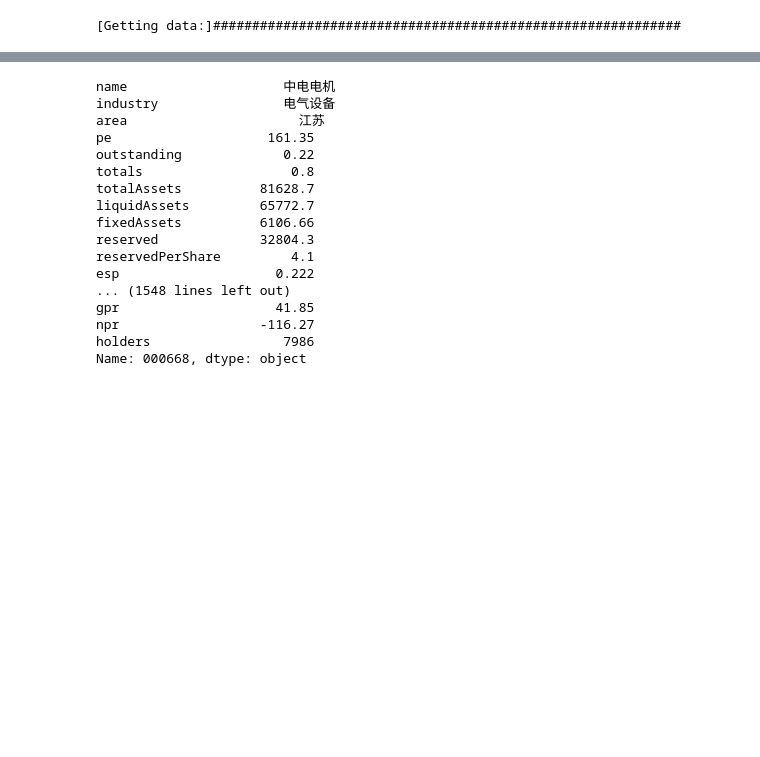
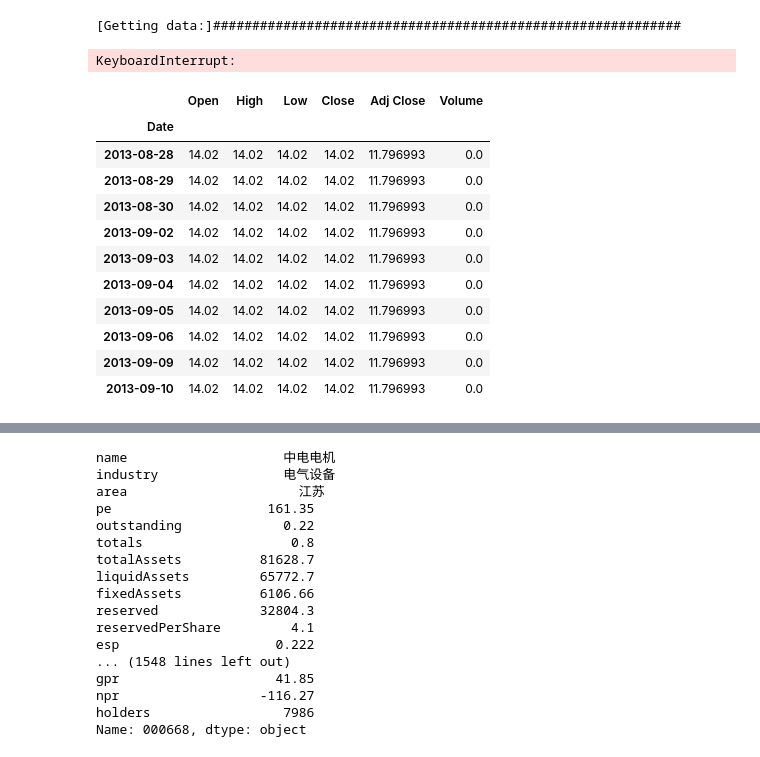
Before and after one commit to lbjworld/snake, a Jupyter notebook: demo/stock_yahoo.ipynb, the cells around one changed output, grey strips where cells are left out. Saved outputs shown, nothing was run; the diff lists cells and outputs as text; code cells hidden in the pictures; blank space fills up the shorter version.

```diff
--- a/demo/stock_yahoo.ipynb
+++ b/demo/stock_yahoo.ipynb
@@ -5,3 +5,9 @@ import tushare as ts
 today_all_df = ts.get_today_all()
 # %% [output]
 [Getting data:]############################################################
+# %%
+from datetime import datetime
+import pandas_datareader.data as web
+df = web.DataReader('000333.SZ', 'yahoo', start=datetime(2016,8,29), end=datetime.now())
+# %% [output]
+KeyboardInterrupt:
@@ -7,0 +17,15 @@ today_all_df = ts.get_today_all()
+# %%
+df.iloc[885:895]
+# %% [output]
+|  | Open | High | Low | Close | Adj Close | Volume |
+| Date |  |  |  |  |  |  |
+| 2013-08-28 | 14.02 | 14.02 | 14.02 | 14.02 | 11.796993 | 0.0 |
+| 2013-08-29 | 14.02 | 14.02 | 14.02 | 14.02 | 11.796993 | 0.0 |
+| 2013-08-30 | 14.02 | 14.02 | 14.02 | 14.02 | 11.796993 | 0.0 |
+| 2013-09-02 | 14.02 | 14.02 | 14.02 | 14.02 | 11.796993 | 0.0 |
+| 2013-09-03 | 14.02 | 14.02 | 14.02 | 14.02 | 11.796993 | 0.0 |
+| 2013-09-04 | 14.02 | 14.02 | 14.02 | 14.02 | 11.796993 | 0.0 |
+| 2013-09-05 | 14.02 | 14.02 | 14.02 | 14.02 | 11.796993 | 0.0 |
+| 2013-09-06 | 14.02 | 14.02 | 14.02 | 14.02 | 11.796993 | 0.0 |
+| 2013-09-09 | 14.02 | 14.02 | 14.02 | 14.02 | 11.796993 | 0.0 |
+| 2013-09-10 | 14.02 | 14.02 | 14.02 | 14.02 | 11.796993 | 0.0 |
```
Also changed, not shown: parts of 7 cells of this notebook, 23 other files.
